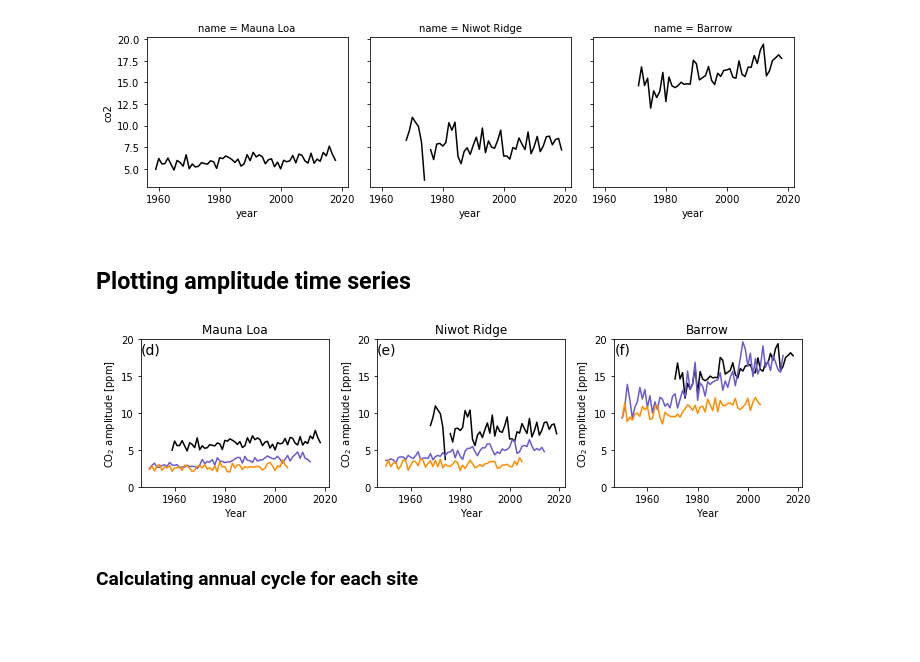
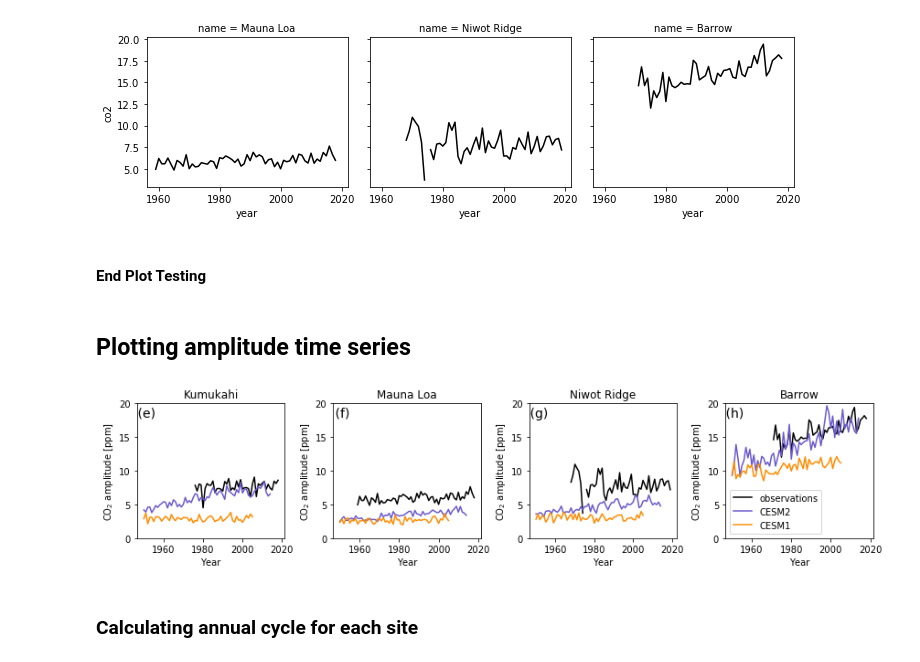
Before and after one commit to danicalombardozzi/ctsm_py, a Jupyter notebook: notebooks/CO2Amplitude_ObsVsModel.ipynb, the cells around one changed output. Saved outputs shown, nothing was run; the diff lists cells and outputs as text; code cells hidden in the pictures; blank space fills up the shorter version.

Commit message:
Adding Kumukai plots

```diff
--- a/notebooks/CO2Amplitude_ObsVsModel.ipynb
+++ b/notebooks/CO2Amplitude_ObsVsModel.ipynb
@@ -40,14 +40,14 @@ cesm1levs=np.array([25,25,25,25,25,25,25])
 cesm2levs=np.array([31,31,31,31,31,31,31])
 # %%
 #Subset of sites
-ESRL=[mlo, nwr, brw]
+ESRL=[kum, mlo, nwr, brw]
 
 #Below arrays used for selecting CESM points
-lats=np.array([19.5,40.1,71.3])
-lons=np.array([360-155.6,360-105.6, 360-156.61])
-alt=np.array([3397.0,3523.0,11.0])
-cesm1levs=np.array([20,20,25])
-cesm2levs=np.array([22,22,31])
+lats=np.array([19.7,19.5,40.1,71.3])
+lons=np.array([360-155.0,360-155.6,360-105.6,360-156.61])
+alt=np.array([0.3,3397.0,3523.0,11.0])
+cesm1levs=np.array([25,20,20,25])
+cesm2levs=np.array([31,22,22,31])
 #cesm1levs=np.array([25,25,25])
 #cesm2levs=np.array([31,31,31])
 # %% [markdown]
@@ -328,7 +331,7 @@ plt.legend(labels=labels, frameon=False)
 #Note: still need to remove years when there are <12 values per year when using all sites
 
 ds = df.set_index(['time', 'name'])[['co2']].to_xarray()
-ds = ds.reindex(name=["Mauna Loa", "Niwot Ridge", "Barrow"])
+ds = ds.reindex(name=["Kumukahi","Mauna Loa", "Niwot Ridge", "Barrow"])
 
 grouped = ds.groupby('name')
 dsets = []
@@ -461,12 +464,12 @@ plt.subplots_adjust(hspace=0.01, wspace=0.01)
 
 for i,(site, data) in enumerate (CESM2amp.items()):
 #previous loop: for sim_name, data in sims.items():
-    ax = fig.add_subplot(1,3,i+1)
+    ax = fig.add_subplot(1,4,i+1)
     data.plot(color='slateblue', label='CESM2')
 
 for i,(site, data) in enumerate (CESM1amp.items()):
 #    labels[i] = ESRL[i]['name']
-    ax = fig.add_subplot(1,3,i+1)
+    ax = fig.add_subplot(1,4,i+1)
     data.plot(color='darkorange', label='CESM1')
     plt.title(labels[i])
     plt.ylabel(r'CO$_2$ amplitude [ppm]')
@@ -484,48 +487,51 @@ array([[<matplotlib.axes._subplots.AxesSubplot object at 0x...>,
       dtype=object)
 [figure]
 [figure]
+# %% [markdown]
+#### End Plot Testing
 # %% [markdown]
 ## Plotting amplitude time series
 # %%
 # Plot ensemble averages and spread for each model version?
-panel = ['(d)','(e)','(f)'] #to label panels
-fig = plt.figure(figsize=(10,3))
+panel = [' (e)',' (f)',' (g)',' (h)'] #to label panels
+fig = plt.figure(figsize=(12,3))
 plt.subplots_adjust(hspace=0.01, wspace=0.01)
+#plt.ylabel(r'CO$_2$ amplitude [ppm]')
 #plt.subplots(sharey=True)
 
 for i in range(len(x.name)):
-    ax = fig.add_subplot(1,3,i+1)
+    ax = fig.add_subplot(1,4,i+1)
 # Use for reindex; still not plotting proper order with reindex
     data = x2.co2[:,i]
 #    data = x.co2[i,:]
     data.plot(color='black', label='observations')
 
 for i,(site, data) in enumerate (CESM2amp.items()):
 #previous loop: for sim_name, data in sims.items():
-    ax = fig.add_subplot(1,3,i+1)
+    ax = fig.add_subplot(1,4,i+1)
     data.plot(color='slateblue', label='CESM2')
 
 for i,(site, data) in enumerate (CESM1amp.items()):
 #    labels[i] = ESRL[i]['name']
-    ax = fig.add_subplot(1,3,i+1)
+    ax = fig.add_subplot(1,4,i+1)
     data.plot(color='darkorange', label='CESM1')
     plt.title(labels[i])
     plt.ylabel(r'CO$_2$ amplitude [ppm]')
     plt.xlabel('Year')
     plt.ylim(0,20)
     plt.tight_layout()
     plt.text(0.05, 0.93,panel[i], fontsize=14,
      ha='center', va='center', transform=plt.gca().transAxes)
 
+plt.legend()
 plt.savefig('amp_timeseries.pdf')
-#plt.legend()
 
 #Below resources can help to share axes to reduce space/noise
 #Can't figure out how to get them to work in my loops
 #sharexy
 #sharey=row
 # %% [output]
-[figure, old version]
+[figure, new version]
 # %% [markdown]
 ### Calculating annual cycle for each site
 # %%
```
Also changed, not shown: parts of 7 cells of this notebook.
